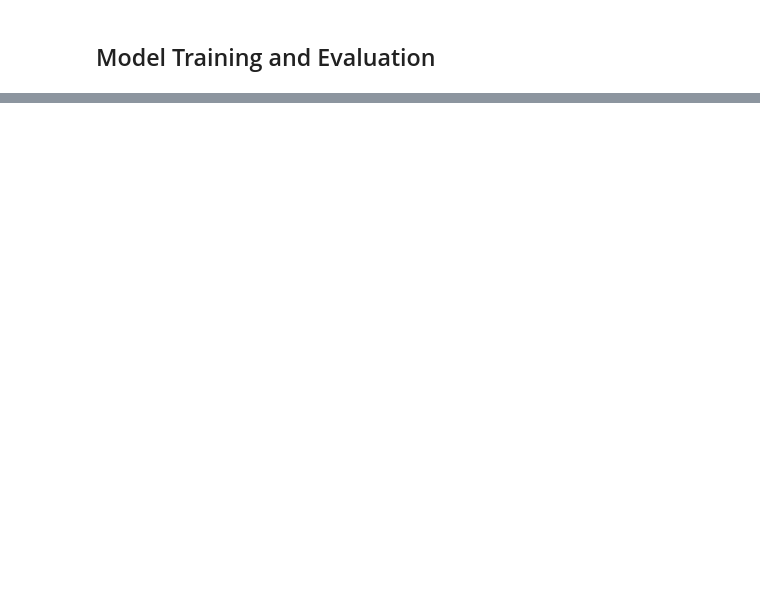
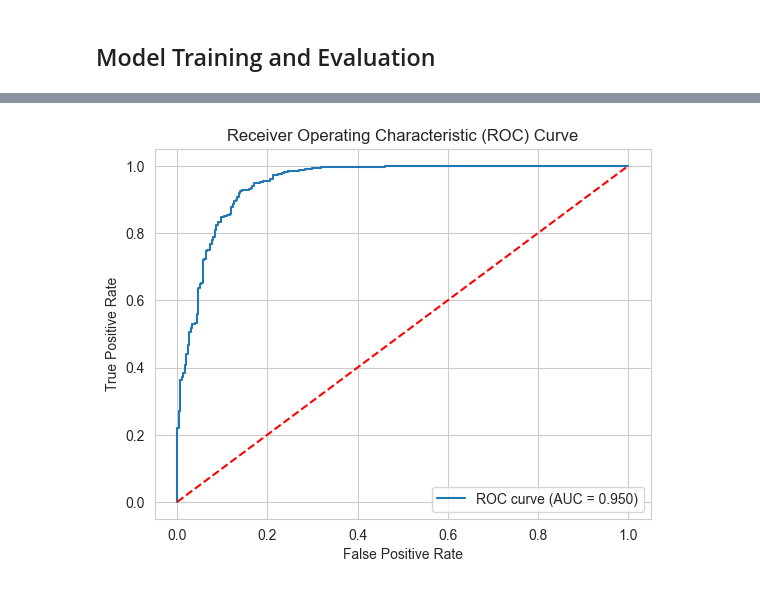
Before and after one commit to JoyBis48/Machine_Learning_Projects, a Jupyter notebook: Dropout_Prediction/Dropout_Prediction_and_Analysis.ipynb, the cells around one changed output, grey strips where cells are left out. Saved outputs shown, nothing was run; the diff lists cells and outputs as text; code cells hidden in the pictures; blank space fills up the shorter version.

Commit message:
Added Evaluation Techniques

```diff
--- a/Dropout_Prediction/Dropout_Prediction_and_Analysis.ipynb
+++ b/Dropout_Prediction/Dropout_Prediction_and_Analysis.ipynb
@@ -242,0 +445,25 @@ Cross_Validation_Score(X_train, Y_train, model)
+# %%
+#Evaluation of the Model using ROC Curve
+
+from sklearn.metrics import roc_curve, auc
+
+# Predicting probabilities on the test set
+probs = model.predict_proba(X_test)
+probs_positive = probs[:, 1]  # Considering only positive class probabilities
+
+# Calculating the false positive rate, true positive rate, and thresholds
+fpr, tpr, thresholds = roc_curve(Y_test, probs_positive)
+
+# Calculate the Area Under the ROC Curve (AUC)
+roc_auc = auc(fpr, tpr)
+
+# Plotting the ROC curve
+plt.plot(fpr, tpr, label='ROC curve (AUC = %0.3f)' % roc_auc)
+plt.plot([0, 1], [0, 1], 'r--')  # Plotting the random classifier
+plt.xlabel('False Positive Rate')
+plt.ylabel('True Positive Rate')
+plt.title('Receiver Operating Characteristic (ROC) Curve')
+plt.legend(loc='lower right')
+plt.show()
+# %% [output]
+[figure, added]
```
Also changed, not shown: parts of 35 cells of this notebook, 2 other files.
